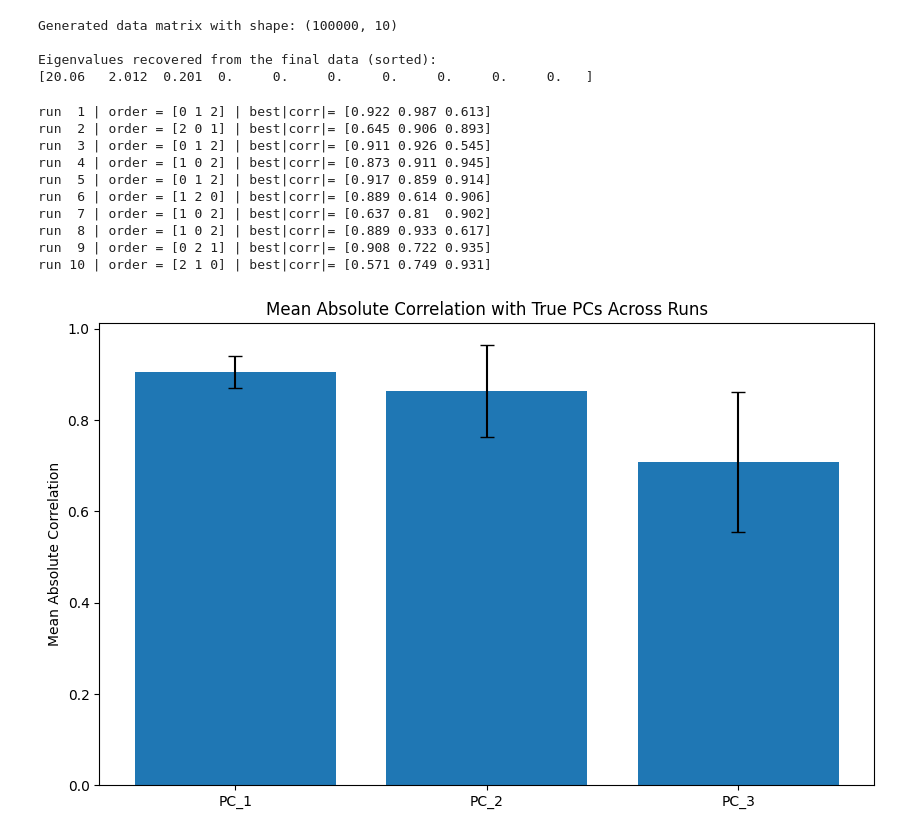
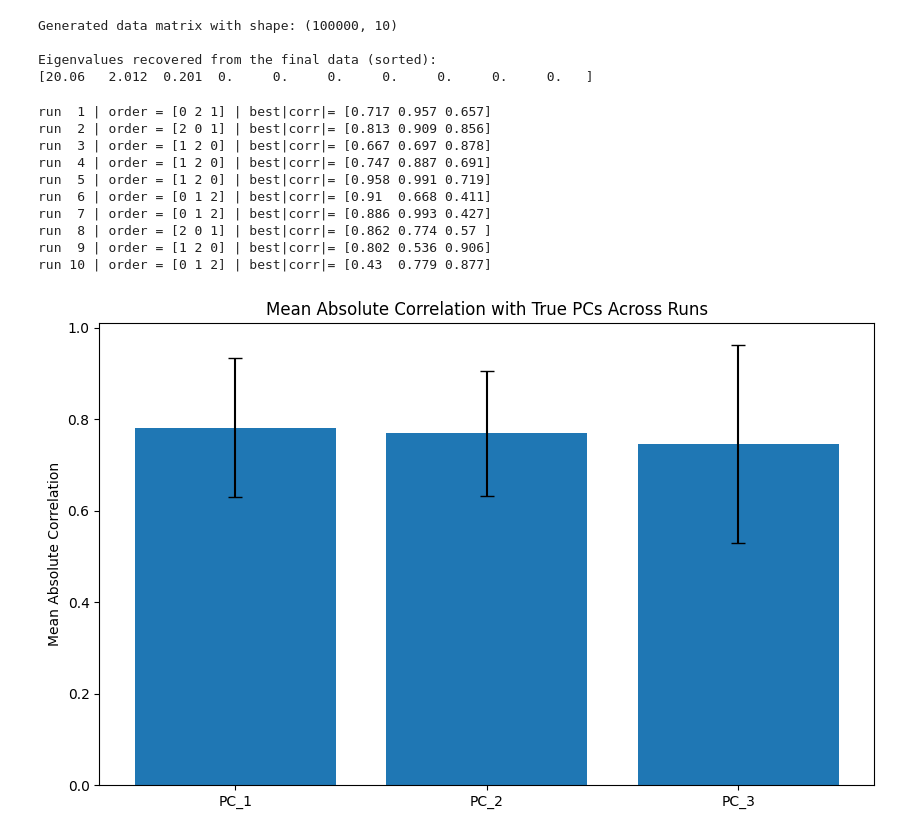
Before and after one commit to neuralalgorithms/representational-drift, a Jupyter notebook: leen_on_static.ipynb, the cells around one changed output. Saved outputs shown, nothing was run; the diff lists cells and outputs as text; code cells hidden in the pictures.

```diff
--- a/leen_on_static.ipynb
+++ b/leen_on_static.ipynb
@@ -119,9 +119,12 @@ Eigenvalues recovered from the final data (sorted):
 [20.06   2.012  0.201  0.     0.     0.     0.     0.     0.     0.   ]
 # %%
 # 3.1 Complete mode
-model = LeenCompletePCA(d, m, eta_w=1e-5, eta_q=9e-4, C=2.0,
-                       ema_alpha=0.1, symmetrize_q=True, seed=None, settling_steps=10, noise_level=0.01)
+# model = LeenCompletePCA(d, m, eta_w=1e-5, eta_q=9e-4, C=2.0,
+#                        ema_alpha=0.1, symmetrize_q=True, seed=None, settling_steps=10, noise_level=0.01)
 
+# 3.2 Minimal mode
+model = LeenMinimalPCA(d, m, eta_w=1e-5, eta_q=9e-4, C=2.0,
+                       ema_alpha=0.1, symmetrize_q=True, seed=None)
 # training_testing(model, X, number_of_samples, m)
 model_paras = {
     'input_dim': d,
@@ -132,8 +135,8 @@ model_paras = {
     'ema_alpha': 0.1,
     'symmetrize_q': True,
     'seed': None,
-    'noise_level': 0.01,
-    'settling_steps': 10,
+    # 'noise_level': 0.01,
+    # 'settling_steps': 10,
 }
 # Y_aligned_training_testing(model, X, batch_size=1, alignment = "corr")
 # Y_aligned_training_testing_online(model, X, batch_size=1, alignment = "corr")
@@ -142,42 +145,44 @@ model_paras = {
 # %%
 runs = 10
 
 df_best_corr = pd.DataFrame(data=np.full((runs, model_paras['output_dim'] ), np.nan),
                             columns=[f"PC_{i+1}" for i in range(model_paras['output_dim'])],
                             index=[f"run_{i+1}" for i in range(runs)])
 X = samples
 
 for run in range(runs):
-    model = LeenCompletePCA(10, m, eta_w=1e-6, eta_q=1e-2, C=2.0,
-                       ema_alpha=0.1, symmetrize_q=True, seed=None, settling_steps=10, noise_level=0.01)
+    # model = LeenCompletePCA(10, m, eta_w=1e-6, eta_q=1e-2, C=2.0,
+    #                    ema_alpha=0.1, symmetrize_q=True, seed=None, settling_steps=10, noise_level=0.01)
+    model = LeenMinimalPCA(10, m, eta_w=1e-6, eta_q=1e-2, C=2.0,
+                       ema_alpha=0.1, symmetrize_q=True, seed=None)
     order, similarity = Y_aligned_training_testing(model, X, batch_size=1, alignment = "corr")
     # based on the order, sort the similarity to match PC order
     combined_lists = zip(order, similarity)
     # Sort the pairs based on PC_orders
     sorted_combined_lists = sorted(combined_lists)
     # Unzip the sorted pairs
     _, ordered_similarity = zip(*sorted_combined_lists)
     df_best_corr.iloc[run, :] = ordered_similarity
     print(f"run {run+1:2d} | order = {order} | best|corr|= {np.round(similarity,3)}")
 
 # plot the bar graph with error bars of mean and std based on df_best_corr
 means = df_best_corr.mean(axis=0)
 stds = df_best_corr.std(axis=0)
 plt.figure(figsize=(10, 6))
 plt.bar(means.index, means.values, yerr=stds.values, capsize=5)
 # plt.ylim(0, 1.1)
 plt.ylabel('Mean Absolute Correlation')
 plt.title('Mean Absolute Correlation with True PCs Across Runs')
 plt.show()
 # %% [output]
-run  1 | order = [0 1 2] | best|corr|= [0.922 0.987 0.613]
-run  2 | order = [2 0 1] | best|corr|= [0.645 0.906 0.893]
-run  3 | order = [0 1 2] | best|corr|= [0.911 0.926 0.545]
-run  4 | order = [1 0 2] | best|corr|= [0.873 0.911 0.945]
-run  5 | order = [0 1 2] | best|corr|= [0.917 0.859 0.914]
-run  6 | order = [1 2 0] | best|corr|= [0.889 0.614 0.906]
-run  7 | order = [1 0 2] | best|corr|= [0.637 0.81  0.902]
-run  8 | order = [1 0 2] | best|corr|= [0.889 0.933 0.617]
-run  9 | order = [0 2 1] | best|corr|= [0.908 0.722 0.935]
-run 10 | order = [2 1 0] | best|corr|= [0.571 0.749 0.931]
+run  1 | order = [0 2 1] | best|corr|= [0.717 0.957 0.657]
+run  2 | order = [2 0 1] | best|corr|= [0.813 0.909 0.856]
+run  3 | order = [1 2 0] | best|corr|= [0.667 0.697 0.878]
+run  4 | order = [1 2 0] | best|corr|= [0.747 0.887 0.691]
+run  5 | order = [1 2 0] | best|corr|= [0.958 0.991 0.719]
+run  6 | order = [0 1 2] | best|corr|= [0.91  0.668 0.411]
+run  7 | order = [0 1 2] | best|corr|= [0.886 0.993 0.427]
+run  8 | order = [2 0 1] | best|corr|= [0.862 0.774 0.57 ]
+run  9 | order = [1 2 0] | best|corr|= [0.802 0.536 0.906]
+run 10 | order = [0 1 2] | best|corr|= [0.43  0.779 0.877]
-[figure, old version]
+[figure, new version]
```
Also changed, not shown: parts of 1 cell of this notebook, 4 other files.
